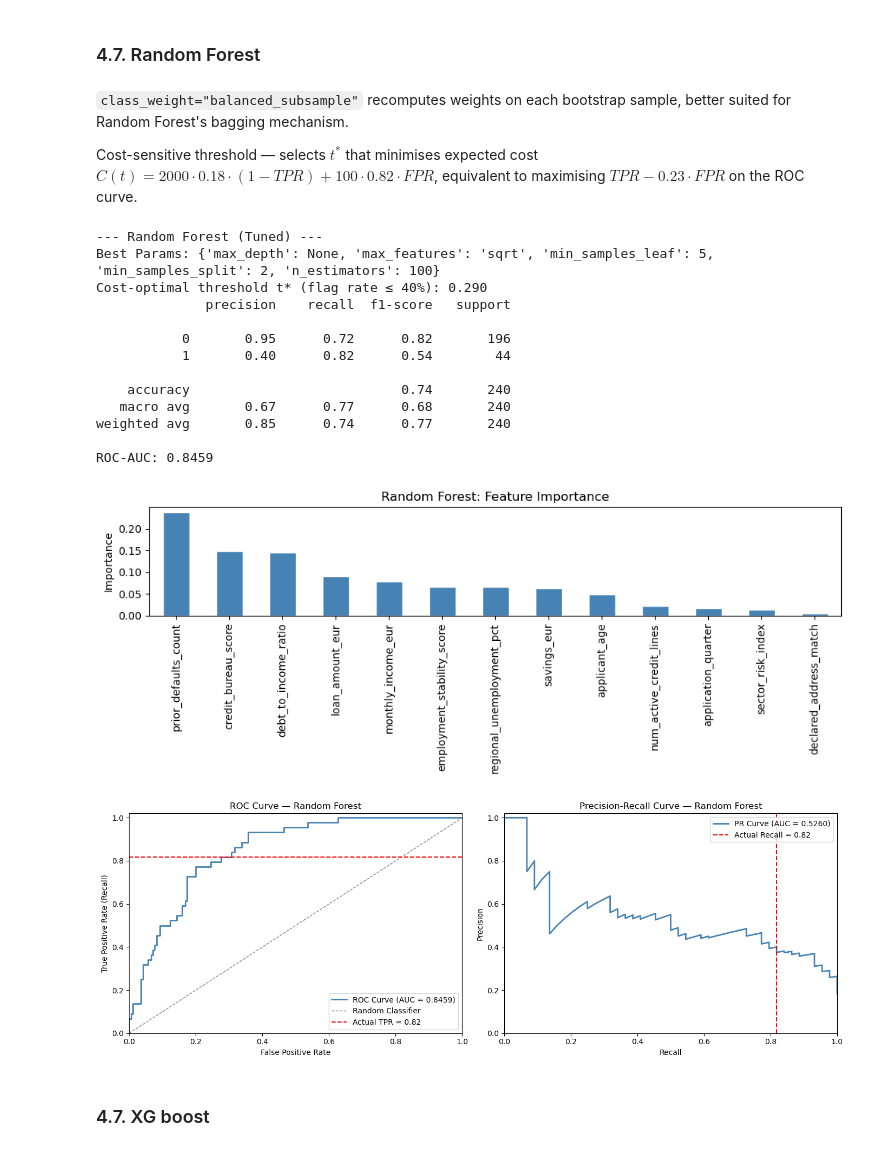
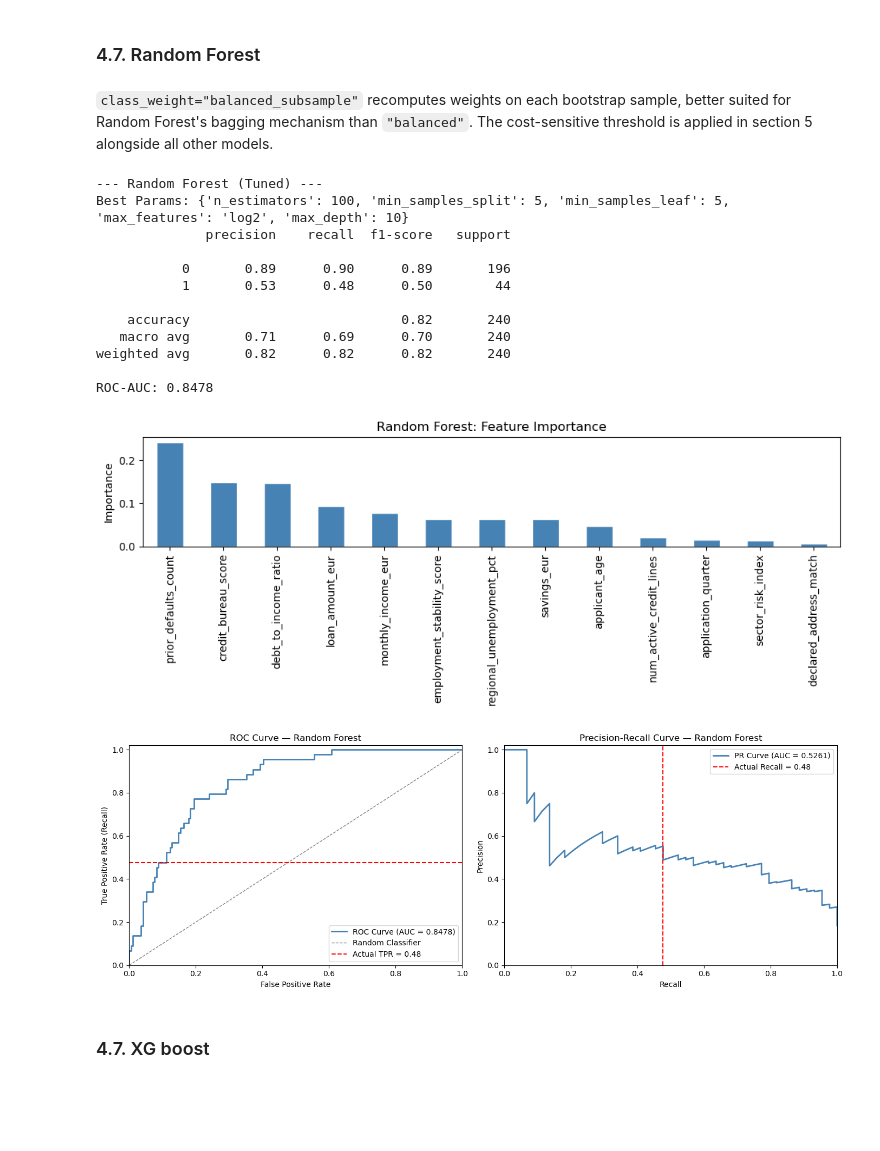
Before and after one commit to Than0316/ClearCredit, a Jupyter notebook: ML_final_project_B.ipynb, the cells around one changed output. Saved outputs shown, nothing was run; the diff lists cells and outputs as text; code cells hidden in the pictures; blank space fills up the shorter version.

```diff
--- a/ML_final_project_B.ipynb
+++ b/ML_final_project_B.ipynb
@@ -554,18 +554,19 @@ ROC-AUC Score: 0.7957
 # %% [markdown]
 ### 4.7. Random Forest
 # %% [markdown]
-`class_weight="balanced_subsample"` recomputes weights on each bootstrap sample, better suited for Random Forest's bagging mechanism.
-
-Cost-sensitive threshold — selects $t^*$ that minimises expected cost $C(t) = 2000 \cdot 0.18 \cdot (1-TPR) + 100 \cdot 0.82 \cdot FPR$, equivalent to maximising $TPR - 0.23 \cdot FPR$ on the ROC curve.
+`class_weight="balanced_subsample"` recomputes weights on each bootstrap sample, better suited for Random Forest's bagging mechanism than `"balanced"`. The cost-sensitive threshold is applied in section 5 alongside all other models.
 # %%
 from sklearn.ensemble import RandomForestClassifier
-from sklearn.metrics import recall_score, precision_score, roc_curve, auc, precision_recall_curve
+from sklearn.model_selection import RandomizedSearchCV
+from sklearn.metrics import recall_score, roc_curve, auc, precision_recall_curve
 
 # 1. Use balanced_subsample — better than balanced for bagging models
 rf = RandomForestClassifier(class_weight='balanced_subsample', random_state=42)
 
-# 2. Expanded grid including min_samples_leaf
-rf_param_grid = {
+# 2. Parameter space — RandomizedSearchCV samples 20 combinations instead of
+#    exhausting all 108 (GridSearchCV × 5 folds = 540 fits → ~5 min)
+#    20 combinations × 3 folds = 60 fits → ~30 sec
+rf_param_dist = {
     'n_estimators': [100, 200, 300],
     'max_depth': [None, 10, 20],
     'min_samples_split': [2, 5],
@@ -573,26 +574,18 @@ rf_param_grid = {
     'max_features': ['sqrt', 'log2']
 }
 
-# 3. Grid Search optimizing for Recall
-rf_grid = GridSearchCV(rf, rf_param_grid, cv=5, scoring='recall', n_jobs=-1)
-rf_grid.fit(X_train_scaled, y_train)
-best_rf = rf_grid.best_estimator_
+# 3. Randomized search optimizing for Recall
+rf_search = RandomizedSearchCV(rf, rf_param_dist, n_iter=20, cv=3,
+                               scoring='recall', n_jobs=-1, random_state=42)
+rf_search.fit(X_train_scaled, y_train)
+best_rf = rf_search.best_estimator_
 
-# 4. Cost-sensitive threshold subject to capacity constraint (flag rate <= 40%)
-#    flag_rate = TPR * p + FPR * (1-p) = fraction of applicants routed for manual review
+# 4. Predict and evaluate (default threshold — cost-optimal threshold applied in section 5)
+y_val_pred_rf = best_rf.predict(X_val_scaled)
 y_val_prob_rf = best_rf.predict_proba(X_val_scaled)[:, 1]
-fpr_rf, tpr_rf, thresh_rf = roc_curve(y_val, y_val_prob_rf)
-prevalence = 0.18
-flag_rate_rf = tpr_rf * prevalence + fpr_rf * (1 - prevalence)
-valid_rf = flag_rate_rf <= 0.40
-cost_rf = 2000 * prevalence * (1 - tpr_rf) + 100 * (1 - prevalence) * fpr_rf
-cost_rf[~valid_rf] = np.inf
-target_thresh = thresh_rf[np.argmin(cost_rf)]
-y_val_pred_rf = (y_val_prob_rf >= target_thresh).astype(int)
 
 print("--- Random Forest (Tuned) ---")
-print(f"Best Params: {rf_grid.best_params_}")
-print(f"Cost-optimal threshold t* (flag rate ≤ 40%): {target_thresh:.3f}")
+print(f"Best Params: {rf_search.best_params_}")
 print(classification_report(y_val, y_val_pred_rf))
 print(f"ROC-AUC: {roc_auc_score(y_val, y_val_prob_rf):.4f}")
 
@@ -606,6 +599,7 @@ plt.tight_layout()
 plt.show()
 
 # 6. ROC Curve and PR Curve
+fpr_rf, tpr_rf, _ = roc_curve(y_val, y_val_prob_rf)
 roc_auc_rf = auc(fpr_rf, tpr_rf)
 precision_vals_rf, recall_vals_rf, _ = precision_recall_curve(y_val, y_val_prob_rf)
 pr_auc_rf = auc(recall_vals_rf, precision_vals_rf)
@@ -615,43 +609,42 @@ fig, axes = plt.subplots(1, 2, figsize=(14, 5))
 
 axes[0].plot(fpr_rf, tpr_rf, color='steelblue', lw=2, label=f'ROC Curve (AUC = {roc_auc_rf:.4f})')
 axes[0].plot([0, 1], [0, 1], color='gray', linestyle='--', lw=1, label='Random Classifier')
 axes[0].axhline(y=actual_recall_rf, color='red', linestyle='--', lw=1.5,
                 label=f'Actual TPR = {actual_recall_rf:.2f}')
 axes[0].set_xlabel('False Positive Rate')
 axes[0].set_ylabel('True Positive Rate (Recall)')
 axes[0].set_title('ROC Curve — Random Forest')
 axes[0].legend(loc='lower right')
 axes[0].set_xlim([0, 1])
 axes[0].set_ylim([0, 1.02])
 
 axes[1].plot(recall_vals_rf, precision_vals_rf, color='steelblue', lw=2, label=f'PR Curve (AUC = {pr_auc_rf:.4f})')
 axes[1].axvline(x=actual_recall_rf, color='red', linestyle='--', lw=1.5,
                 label=f'Actual Recall = {actual_recall_rf:.2f}')
 axes[1].set_xlabel('Recall')
 axes[1].set_ylabel('Precision')
 axes[1].set_title('Precision-Recall Curve — Random Forest')
 axes[1].legend(loc='upper right')
 axes[1].set_xlim([0, 1])
 axes[1].set_ylim([0, 1.02])
 
 plt.tight_layout()
 plt.show()
 # %% [output]
 --- Random Forest (Tuned) ---
-Best Params: {'max_depth': None, 'max_features': 'sqrt', 'min_samples_leaf': 5, 'min_samples_split': 2, 'n_estimators': 100}
-Cost-optimal threshold t* (flag rate ≤ 40%): 0.290
+Best Params: {'n_estimators': 100, 'min_samples_split': 5, 'min_samples_leaf': 5, 'max_features': 'log2', 'max_depth': 10}
               precision    recall  f1-score   support
 
-           0       0.95      0.72      0.82       196
-           1       0.40      0.82      0.54        44
+           0       0.89      0.90      0.89       196
+           1       0.53      0.48      0.50        44
 
-    accuracy                           0.74       240
-   macro avg       0.67      0.77      0.68       240
-weighted avg       0.85      0.74      0.77       240
+    accuracy                           0.82       240
+   macro avg       0.71      0.69      0.70       240
+weighted avg       0.82      0.82      0.82       240
 
-ROC-AUC: 0.8459
+ROC-AUC: 0.8478
-[figure, old version]
+[figure, new version]
-[figure, old version]
+[figure, new version]
 # %% [markdown]
 ### 4.7. XG boost
 # %%
```
Also changed, not shown: parts of 18 cells of this notebook.
